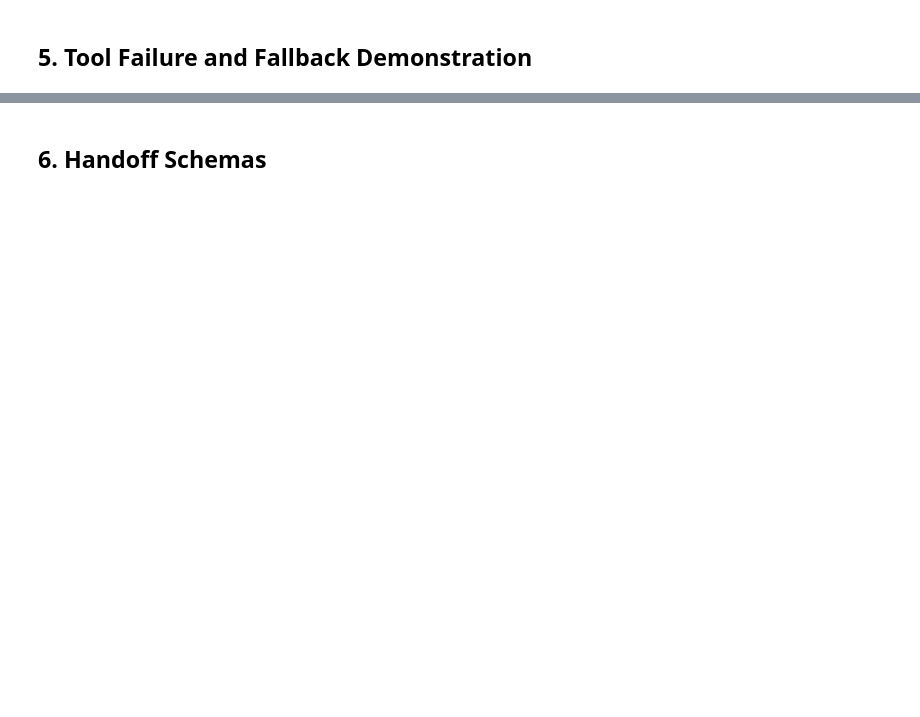
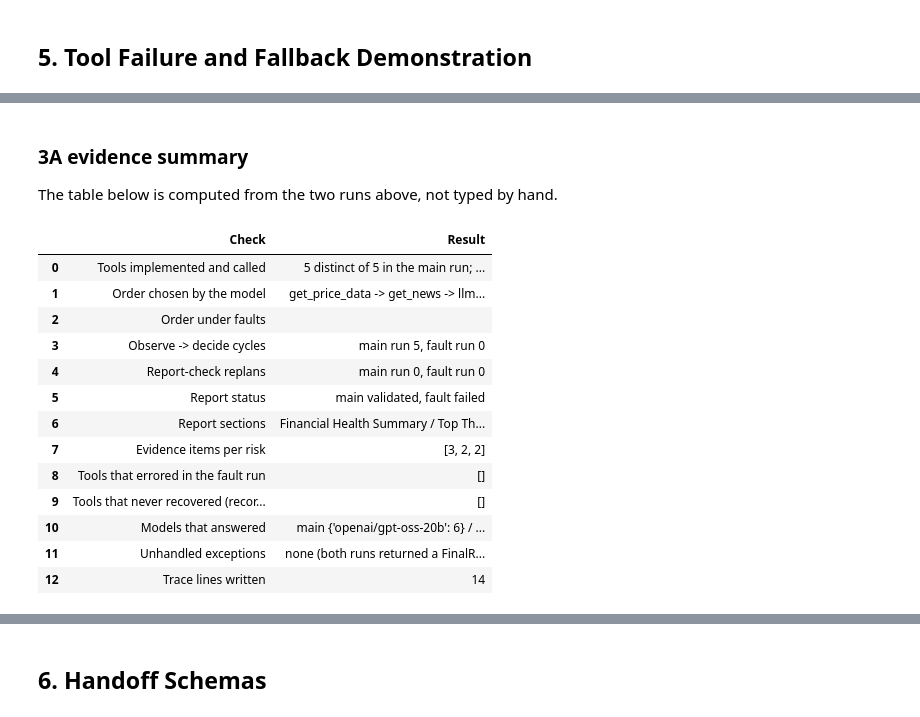
Before and after one commit to GimsaraK/CDAZZDEV-MLE-Gimsara_Elgiriyage, a Jupyter notebook: task3_agentic/task3_multi_agent.ipynb, the cells around one changed output, grey strips where cells are left out. Drawn from its saved outputs; the diff is of its cells as text; code cells hidden in the pictures; blank space fills up the shorter version.

```diff
--- a/task3_agentic/task3_multi_agent.ipynb
+++ b/task3_agentic/task3_multi_agent.ipynb
@@ -28,0 +458,11 @@ Every tool call is written to `logs/agent_trace.jsonl` with its inputs, output (
+# %%
+# AI-ASSISTED: Claude Code (claude-opus-5-5), Prompt: 'Implement the Task 3A plan (the plan approved in Entry 13)', Date: 2026-10-09 (see CITATIONS.md Entry 14)
+
+from task3_agentic.src.session import FaultConfig
+
+faults = FaultConfig({"web_search": "always", "get_price_data": "first"})
+fault_ctx = SessionContext(config.TICKER, trace=trace, faults=faults)
+fault_run = run_research(fault_ctx, on_message=TracePrinter())
+print("\nStatus:", fault_run.final.status, "| revisions:", fault_run.final.revisions, "| duration:", fault_run.duration_s, "s")
+print("Agent turns by model:", fault_run.final.agent_models, "| report written by:", fault_run.final.report_model)
+print("Graph events:", fault_run.events or "none")
@@ -28,0 +533,55 @@ Every tool call is written to `logs/agent_trace.jsonl` with its inputs, output (
+# %% [markdown]
+### 3A evidence summary
+
+The table below is computed from the two runs above, not typed by hand.
+# %%
+# AI-ASSISTED: Claude Code (claude-opus-5-5), Prompt: 'Implement the Task 3A plan (the plan approved in Entry 13)', Date: 2026-10-09 (see CITATIONS.md Entry 14)
+
+from langchain_core.messages import AIMessage, ToolMessage
+
+from task3_agentic.src.agent import count_tool_rounds
+
+
+def cycles(messages):
+    """Decisions taken right after observing at least one tool result."""
+    return sum(1 for prev, cur in zip(messages, messages[1:]) if isinstance(prev, ToolMessage) and isinstance(cur, AIMessage))
+
+
+def errored_tools(session):
+    """Tools that returned error or empty at least once in a session."""
+    return sorted({r.tool for r in session.history if r.result.status != "ok"})
+
+
+report = run.final.report
+summary_rows = [
+    ("Tools implemented and called", f"{len(set(run.tool_sequence))} distinct of 5 in the main run; all 5 called directly in section 2"),
+    ("Order chosen by the model", " -> ".join(run.tool_sequence)),
+    ("Order under faults", " -> ".join(fault_run.tool_sequence)),
+    ("Observe -> decide cycles", f"main run {cycles(run.messages)}, fault run {cycles(fault_run.messages)}"),
+    ("Report-check replans", f"main run {run.final.revisions}, fault run {fault_run.final.revisions}"),
+    ("Report status", f"main {run.final.status}, fault {fault_run.final.status}"),
+    ("Report sections", "Financial Health Summary / Top Three Risks / Hedge Strategy" if report else "missing"),
+    ("Evidence items per risk", [len(r.evidence) for r in report.risks] if report else "-"),
+    ("Tools that errored in the fault run", errored_tools(fault_ctx)),
+    ("Tools that never recovered (recorded in data_gaps)", sorted(fault_ctx.failed_tools())),
+    ("Models that answered", f"main {run.final.agent_models} / report {run.final.report_model}; fault {fault_run.final.agent_models} / report {fault_run.final.report_model}"),
+    ("Unhandled exceptions", "none (both runs returned a FinalReport)"),
+    ("Trace lines written", len(TraceLogger.read(config.TRACE_FILE))),
+]
+with pd.option_context("display.max_colwidth", 200):
+    display(pd.DataFrame(summary_rows, columns=["Check", "Result"]))
+# %% [output]
+|  | Check | Result |
+| 0 | Tools implemented and called | 5 distinct of 5 in the main run; ... |
+| 1 | Order chosen by the model | get_price_data -> get_news -> llm... |
+| 2 | Order under faults |  |
+| 3 | Observe -> decide cycles | main run 5, fault run 0 |
+| 4 | Report-check replans | main run 0, fault run 0 |
+| 5 | Report status | main validated, fault failed |
+| 6 | Report sections | Financial Health Summary / Top Th... |
+| 7 | Evidence items per risk | [3, 2, 2] |
+| 8 | Tools that errored in the fault run | [] |
+| 9 | Tools that never recovered (recor... | [] |
+| 10 | Models that answered | main {'openai/gpt-oss-20b': 6} / ... |
+| 11 | Unhandled exceptions | none (both runs returned a FinalR... |
+| 12 | Trace lines written | 14 |
```
Also changed, not shown: parts of 52 cells of this notebook, 41 other files.
